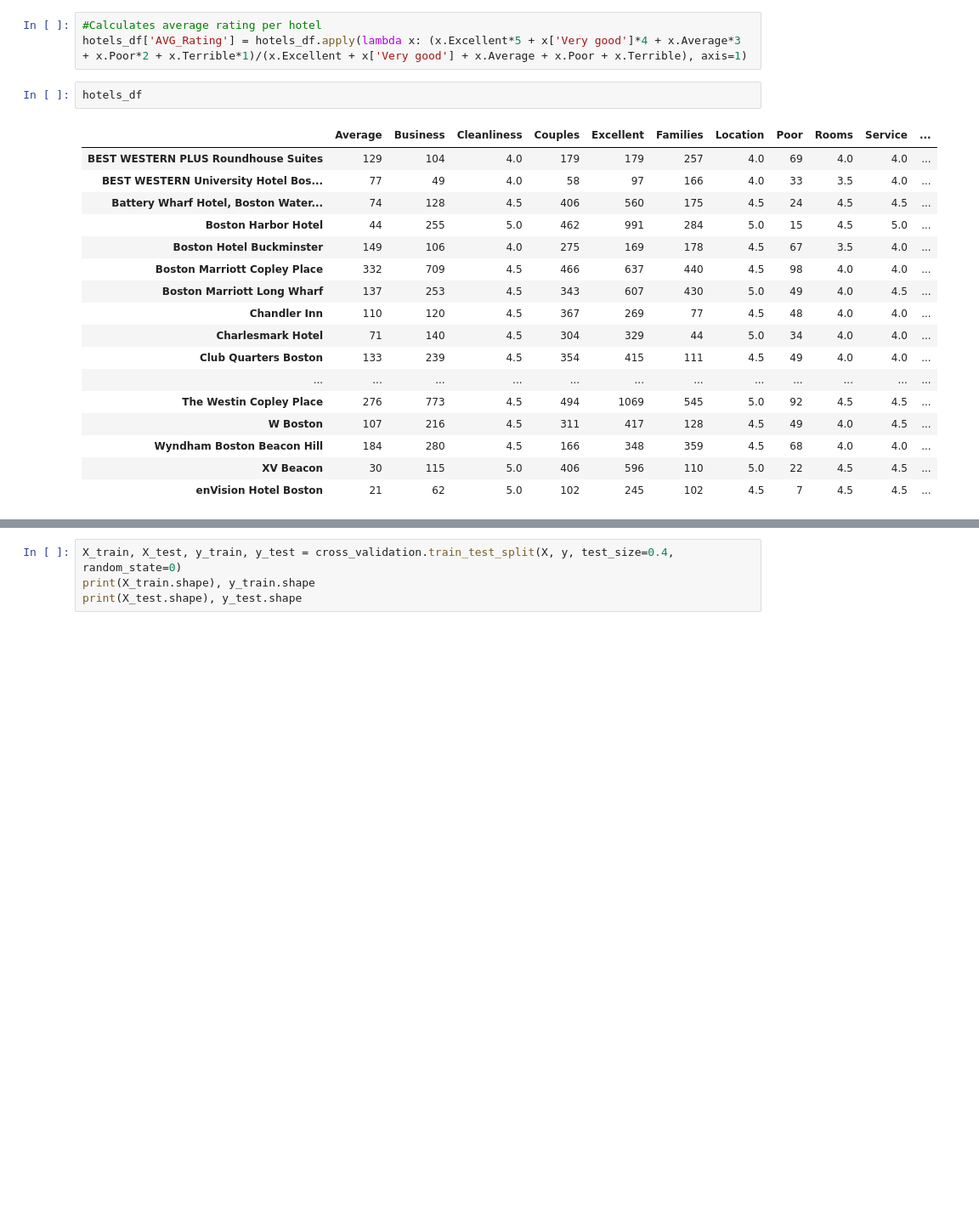
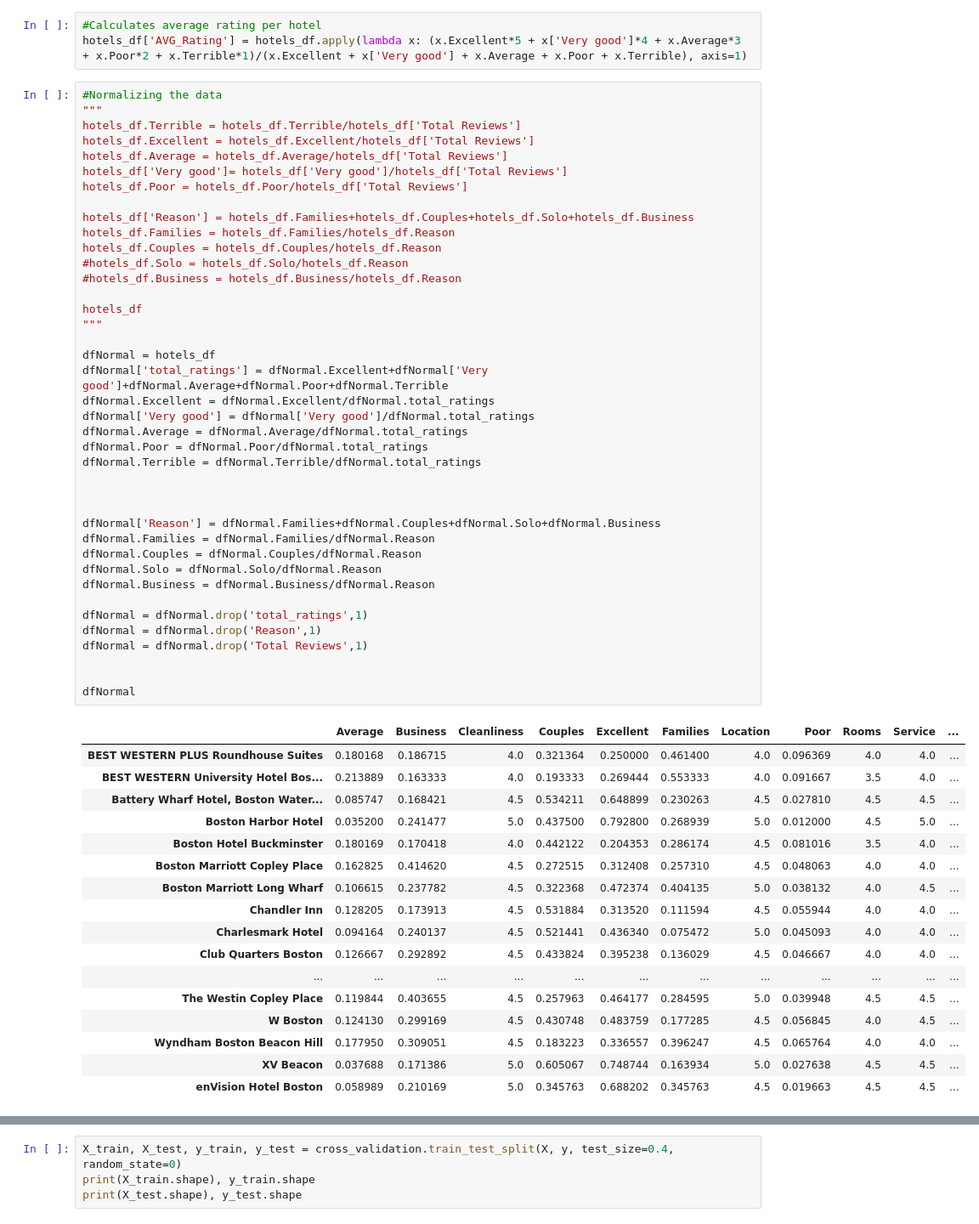
Before and after one commit to ggodinez/spring-2015-homeworks, a Jupyter notebook: submissions/Homework-5/5.Hotels.ipynb, the cells around one changed output, grey strips where cells are left out. Shown at 85% size. Saved outputs shown, nothing was run; the diff lists cells and outputs as text; blank space fills up the shorter version.

```diff
--- a/submissions/Homework-5/5.Hotels.ipynb
+++ b/submissions/Homework-5/5.Hotels.ipynb
@@ -1081,25 +1072,63 @@ hotels_df
 # %%
 #Calculates average rating per hotel
 hotels_df['AVG_Rating'] = hotels_df.apply(lambda x: (x.Excellent*5 + x['Very good']*4 + x.Average*3 + x.Poor*2 + x.Terrible*1)/(x.Excellent + x['Very good'] + x.Average + x.Poor + x.Terrible), axis=1)
-# %%
-hotels_df
-# %% [output]
-|  | Average | Business | Cleanliness | Couples | Excellent | Families | Location | Poor | Rooms | Service | ... |
-| BEST WESTERN PLUS Roundhouse Suites | 129 | 104 | 4.0 | 179 | 179 | 257 | 4.0 | 69 | 4.0 | 4.0 | ... |
-| BEST WESTERN University Hotel Bos... | 77 | 49 | 4.0 | 58 | 97 | 166 | 4.0 | 33 | 3.5 | 4.0 | ... |
-| Battery Wharf Hotel, Boston Water... | 74 | 128 | 4.5 | 406 | 560 | 175 | 4.5 | 24 | 4.5 | 4.5 | ... |
-| Boston Harbor Hotel | 44 | 255 | 5.0 | 462 | 991 | 284 | 5.0 | 15 | 4.5 | 5.0 | ... |
-| Boston Hotel Buckminster | 149 | 106 | 4.0 | 275 | 169 | 178 | 4.5 | 67 | 3.5 | 4.0 | ... |
-| Boston Marriott Copley Place | 332 | 709 | 4.5 | 466 | 637 | 440 | 4.5 | 98 | 4.0 | 4.0 | ... |
-| Boston Marriott Long Wharf | 137 | 253 | 4.5 | 343 | 607 | 430 | 5.0 | 49 | 4.0 | 4.5 | ... |
-| Chandler Inn | 110 | 120 | 4.5 | 367 | 269 | 77 | 4.5 | 48 | 4.0 | 4.0 | ... |
-| Charlesmark Hotel | 71 | 140 | 4.5 | 304 | 329 | 44 | 5.0 | 34 | 4.0 | 4.0 | ... |
-| Club Quarters Boston | 133 | 239 | 4.5 | 354 | 415 | 111 | 4.5 | 49 | 4.0 | 4.0 | ... |
-| ... | ... | ... | ... | ... | ... | ... | ... | ... | ... | ... | ... |
-| The Westin Copley Place | 276 | 773 | 4.5 | 494 | 1069 | 545 | 5.0 | 92 | 4.5 | 4.5 | ... |
-| W Boston | 107 | 216 | 4.5 | 311 | 417 | 128 | 4.5 | 49 | 4.0 | 4.5 | ... |
-| Wyndham Boston Beacon Hill | 184 | 280 | 4.5 | 166 | 348 | 359 | 4.5 | 68 | 4.0 | 4.0 | ... |
-| XV Beacon | 30 | 115 | 5.0 | 406 | 596 | 110 | 5.0 | 22 | 4.5 | 4.5 | ... |
-| enVision Hotel Boston | 21 | 62 | 5.0 | 102 | 245 | 102 | 4.5 | 7 | 4.5 | 4.5 | ... |
+# %%
+#Normalizing the data
+"""
+hotels_df.Terrible = hotels_df.Terrible/hotels_df['Total Reviews']
+hotels_df.Excellent = hotels_df.Excellent/hotels_df['Total Reviews']
+hotels_df.Average = hotels_df.Average/hotels_df['Total Reviews']
+hotels_df['Very good']= hotels_df['Very good']/hotels_df['Total Reviews']
+hotels_df.Poor = hotels_df.Poor/hotels_df['Total Reviews']
+
+hotels_df['Reason'] = hotels_df.Families+hotels_df.Couples+hotels_df.Solo+hotels_df.Business
+hotels_df.Families = hotels_df.Families/hotels_df.Reason
+hotels_df.Couples = hotels_df.Couples/hotels_df.Reason
+#hotels_df.Solo = hotels_df.Solo/hotels_df.Reason
+#hotels_df.Business = hotels_df.Business/hotels_df.Reason
+
+hotels_df
+"""
+
+dfNormal = hotels_df
+dfNormal['total_ratings'] = dfNormal.Excellent+dfNormal['Very good']+dfNormal.Average+dfNormal.Poor+dfNormal.Terrible
+dfNormal.Excellent = dfNormal.Excellent/dfNormal.total_ratings
+dfNormal['Very good'] = dfNormal['Very good']/dfNormal.total_ratings
+dfNormal.Average = dfNormal.Average/dfNormal.total_ratings
+dfNormal.Poor = dfNormal.Poor/dfNormal.total_ratings
+dfNormal.Terrible = dfNormal.Terrible/dfNormal.total_ratings
+
+
+
+dfNormal['Reason'] = dfNormal.Families+dfNormal.Couples+dfNormal.Solo+dfNormal.Business
+dfNormal.Families = dfNormal.Families/dfNormal.Reason
+dfNormal.Couples = dfNormal.Couples/dfNormal.Reason
+dfNormal.Solo = dfNormal.Solo/dfNormal.Reason
+dfNormal.Business = dfNormal.Business/dfNormal.Reason
+
+dfNormal = dfNormal.drop('total_ratings',1)
+dfNormal = dfNormal.drop('Reason',1)
+dfNormal = dfNormal.drop('Total Reviews',1)
+
+
+dfNormal
+# %% [output]
+|  | Average | Business | Cleanliness | Couples | Excellent | Families | Location | Poor | Rooms | Service | ... |
+| BEST WESTERN PLUS Roundhouse Suites | 0.180168 | 0.186715 | 4.0 | 0.321364 | 0.250000 | 0.461400 | 4.0 | 0.096369 | 4.0 | 4.0 | ... |
+| BEST WESTERN University Hotel Bos... | 0.213889 | 0.163333 | 4.0 | 0.193333 | 0.269444 | 0.553333 | 4.0 | 0.091667 | 3.5 | 4.0 | ... |
+| Battery Wharf Hotel, Boston Water... | 0.085747 | 0.168421 | 4.5 | 0.534211 | 0.648899 | 0.230263 | 4.5 | 0.027810 | 4.5 | 4.5 | ... |
+| Boston Harbor Hotel | 0.035200 | 0.241477 | 5.0 | 0.437500 | 0.792800 | 0.268939 | 5.0 | 0.012000 | 4.5 | 5.0 | ... |
+| Boston Hotel Buckminster | 0.180169 | 0.170418 | 4.0 | 0.442122 | 0.204353 | 0.286174 | 4.5 | 0.081016 | 3.5 | 4.0 | ... |
+| Boston Marriott Copley Place | 0.162825 | 0.414620 | 4.5 | 0.272515 | 0.312408 | 0.257310 | 4.5 | 0.048063 | 4.0 | 4.0 | ... |
+| Boston Marriott Long Wharf | 0.106615 | 0.237782 | 4.5 | 0.322368 | 0.472374 | 0.404135 | 5.0 | 0.038132 | 4.0 | 4.5 | ... |
+| Chandler Inn | 0.128205 | 0.173913 | 4.5 | 0.531884 | 0.313520 | 0.111594 | 4.5 | 0.055944 | 4.0 | 4.0 | ... |
+| Charlesmark Hotel | 0.094164 | 0.240137 | 4.5 | 0.521441 | 0.436340 | 0.075472 | 5.0 | 0.045093 | 4.0 | 4.0 | ... |
+| Club Quarters Boston | 0.126667 | 0.292892 | 4.5 | 0.433824 | 0.395238 | 0.136029 | 4.5 | 0.046667 | 4.0 | 4.0 | ... |
+| ... | ... | ... | ... | ... | ... | ... | ... | ... | ... | ... | ... |
+| The Westin Copley Place | 0.119844 | 0.403655 | 4.5 | 0.257963 | 0.464177 | 0.284595 | 5.0 | 0.039948 | 4.5 | 4.5 | ... |
+| W Boston | 0.124130 | 0.299169 | 4.5 | 0.430748 | 0.483759 | 0.177285 | 4.5 | 0.056845 | 4.0 | 4.5 | ... |
+| Wyndham Boston Beacon Hill | 0.177950 | 0.309051 | 4.5 | 0.183223 | 0.336557 | 0.396247 | 4.5 | 0.065764 | 4.0 | 4.0 | ... |
+| XV Beacon | 0.037688 | 0.171386 | 5.0 | 0.605067 | 0.748744 | 0.163934 | 5.0 | 0.027638 | 4.5 | 4.5 | ... |
+| enVision Hotel Boston | 0.058989 | 0.210169 | 5.0 | 0.345763 | 0.688202 | 0.345763 | 4.5 | 0.019663 | 4.5 | 4.5 | ... |
 # %%
 #Drops the 'AVG_Rating' column
```
Also changed, not shown: parts of 11 cells of this notebook.
